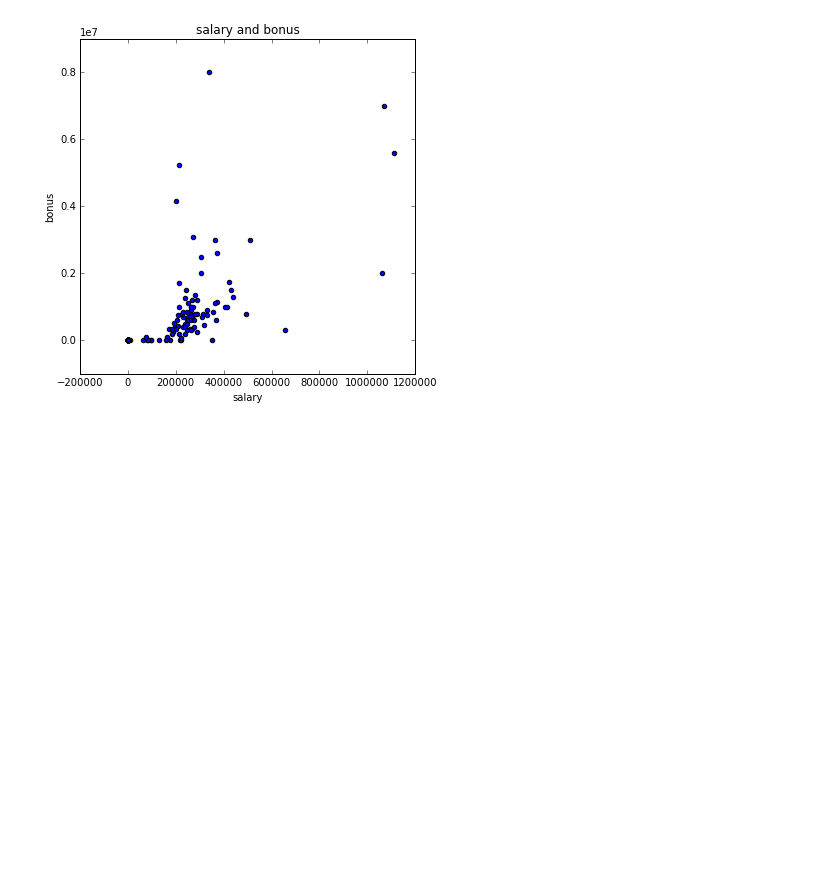
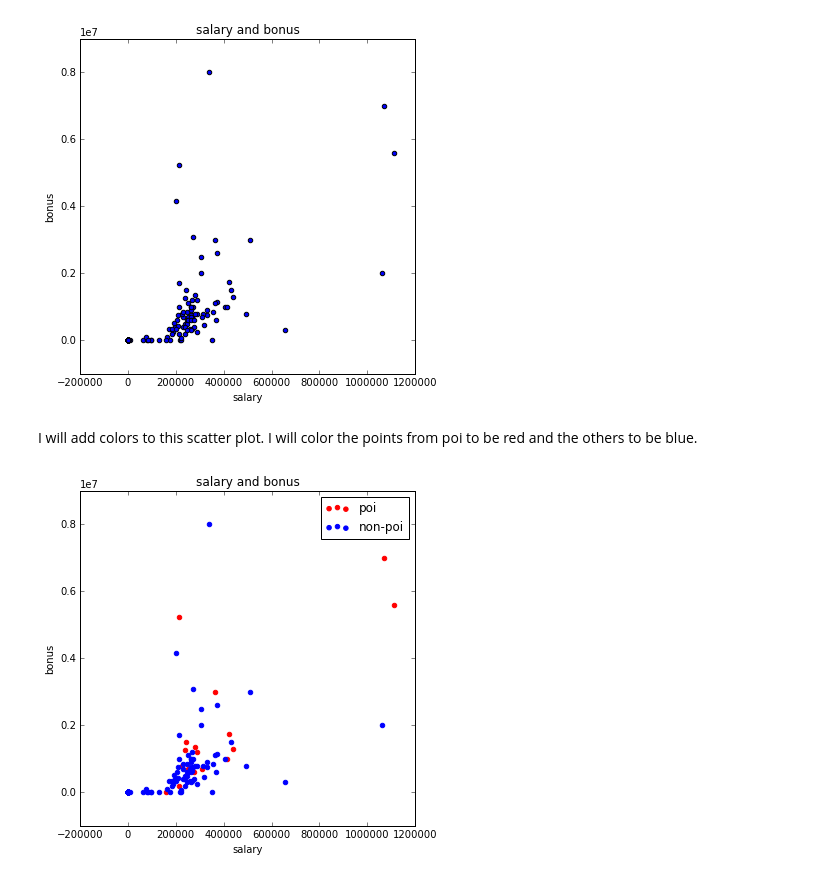
Before and after one commit to wonjunee/machine-learning, a Jupyter notebook: ud120-projects/final_project/final_project.ipynb, the cells around one changed output. Saved outputs shown, nothing was run; the diff lists cells and outputs as text; code cells hidden in the pictures; blank space fills up the shorter version.

```diff
--- a/ud120-projects/final_project/final_project.ipynb
+++ b/ud120-projects/final_project/final_project.ipynb
@@ -253,3 +270,26 @@ plt.title("salary and bonus")
 plt.show()
 # %% [output]
 [figure]
+# %% [markdown]
+I will add colors to this scatter plot. I will color the points from poi to be red and the others to be blue.
+# %%
+%matplotlib inline
+### Set the size of the plot
+plt.rcParams["figure.figsize"] = (6,6)
+
+### Create arrays for salary and bonus for poi and non-poi
+salary_poi    = [data[:,salary_ind][ii] for ii in range(0, len(data[:,0])) if data[:,poi_ind][ii]]
+bonus_poi     = [data[:,bonus_ind][ii]  for ii in range(0, len(data[:,0])) if data[:,poi_ind][ii]]
+salary_nonpoi = [data[:,salary_ind][ii] for ii in range(0, len(data[:,0])) if not data[:,poi_ind][ii]]
+bonus_nonpoi  = [data[:,bonus_ind][ii]  for ii in range(0, len(data[:,0])) if not data[:,poi_ind][ii]]
+
+### Draw Salary histogram
+plt.scatter(salary_poi,bonus_poi,color="r",label="poi")
+plt.scatter(salary_nonpoi,bonus_nonpoi,color="b",label="non-poi")
+plt.legend()
+plt.xlabel("salary")
+plt.ylabel("bonus")
+plt.title("salary and bonus")
+plt.show()
+# %% [output]
+[figure, added]
```
Also changed, not shown: parts of 4 cells of this notebook.
